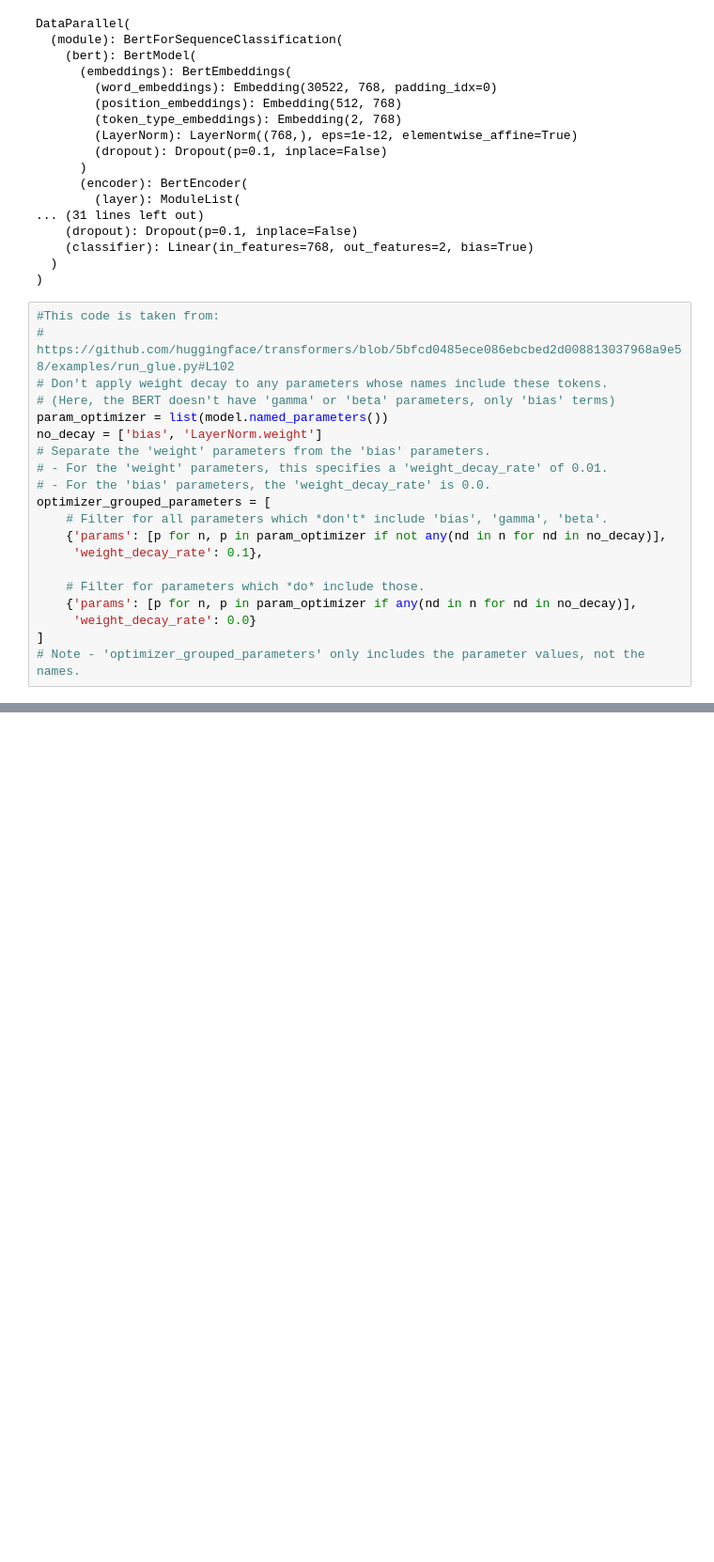
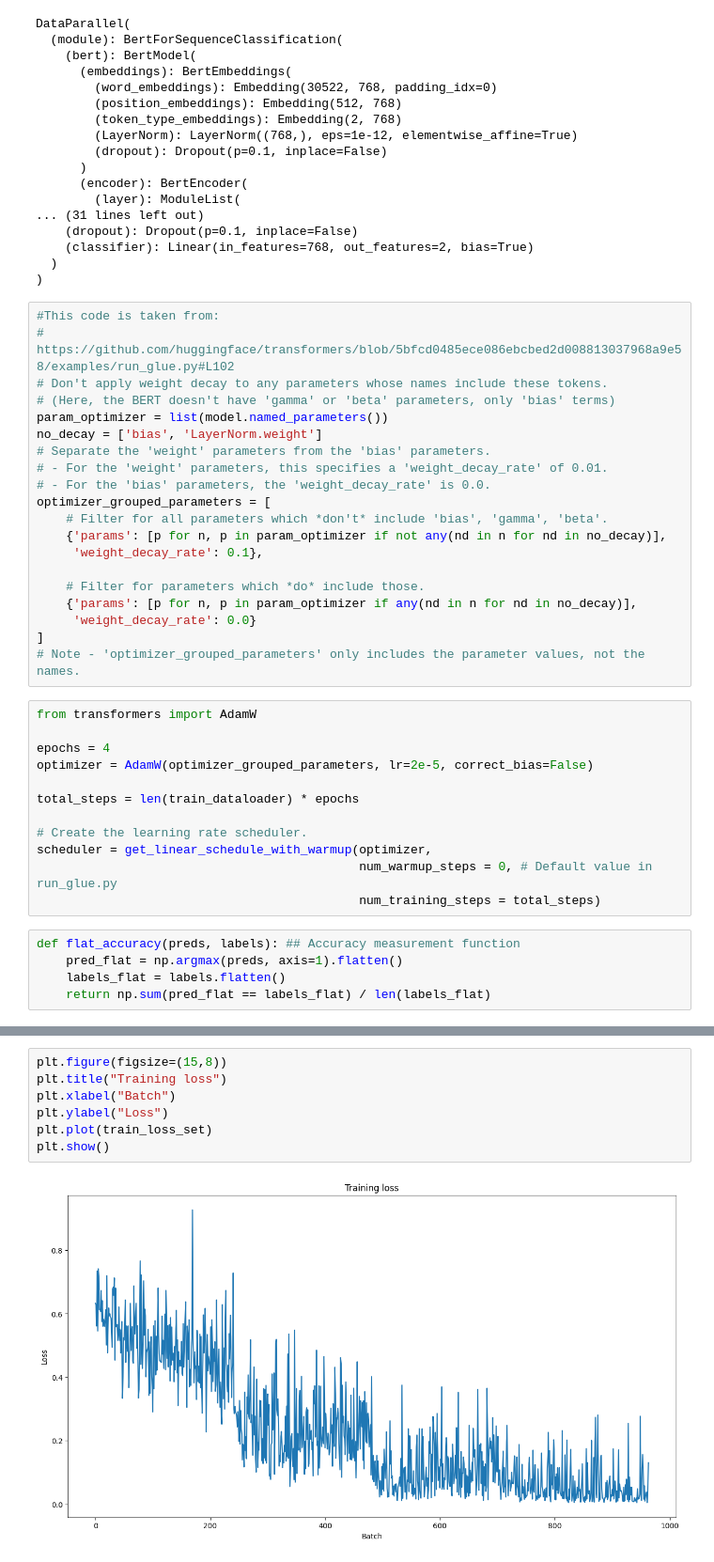
Before and after one commit to Srjnnnn/LLM-Project, a Jupyter notebook: Transformers/fine_tuning.ipynb, the cells around one changed output, grey strips where cells are left out. Shown at 94% size. Saved outputs shown, nothing was run; the diff lists cells and outputs as text; blank space fills up the shorter version.

```diff
--- a/Transformers/fine_tuning.ipynb
+++ b/Transformers/fine_tuning.ipynb
@@ -189,3 +189,20 @@ optimizer_grouped_parameters = [
      'weight_decay_rate': 0.0}
 ]
 # Note - 'optimizer_grouped_parameters' only includes the parameter values, not the names.
+# %%
+from transformers import AdamW
+
+epochs = 4
+optimizer = AdamW(optimizer_grouped_parameters, lr=2e-5, correct_bias=False)
+
+total_steps = len(train_dataloader) * epochs
+
+# Create the learning rate scheduler.
+scheduler = get_linear_schedule_with_warmup(optimizer,
+                                            num_warmup_steps = 0, # Default value in run_glue.py
+                                            num_training_steps = total_steps)
+# %%
+def flat_accuracy(preds, labels): ## Accuracy measurement function
+    pred_flat = np.argmax(preds, axis=1).flatten()
+    labels_flat = labels.flatten()
+    return np.sum(pred_flat == labels_flat) / len(labels_flat)
@@ -191,0 +294,9 @@ optimizer_grouped_parameters = [
+# %%
+plt.figure(figsize=(15,8))
+plt.title("Training loss")
+plt.xlabel("Batch")
+plt.ylabel("Loss")
+plt.plot(train_loss_set)
+plt.show()
+# %% [output]
+[figure, added]
```
Also changed, not shown: parts of 6 cells of this notebook, 2 other files.
